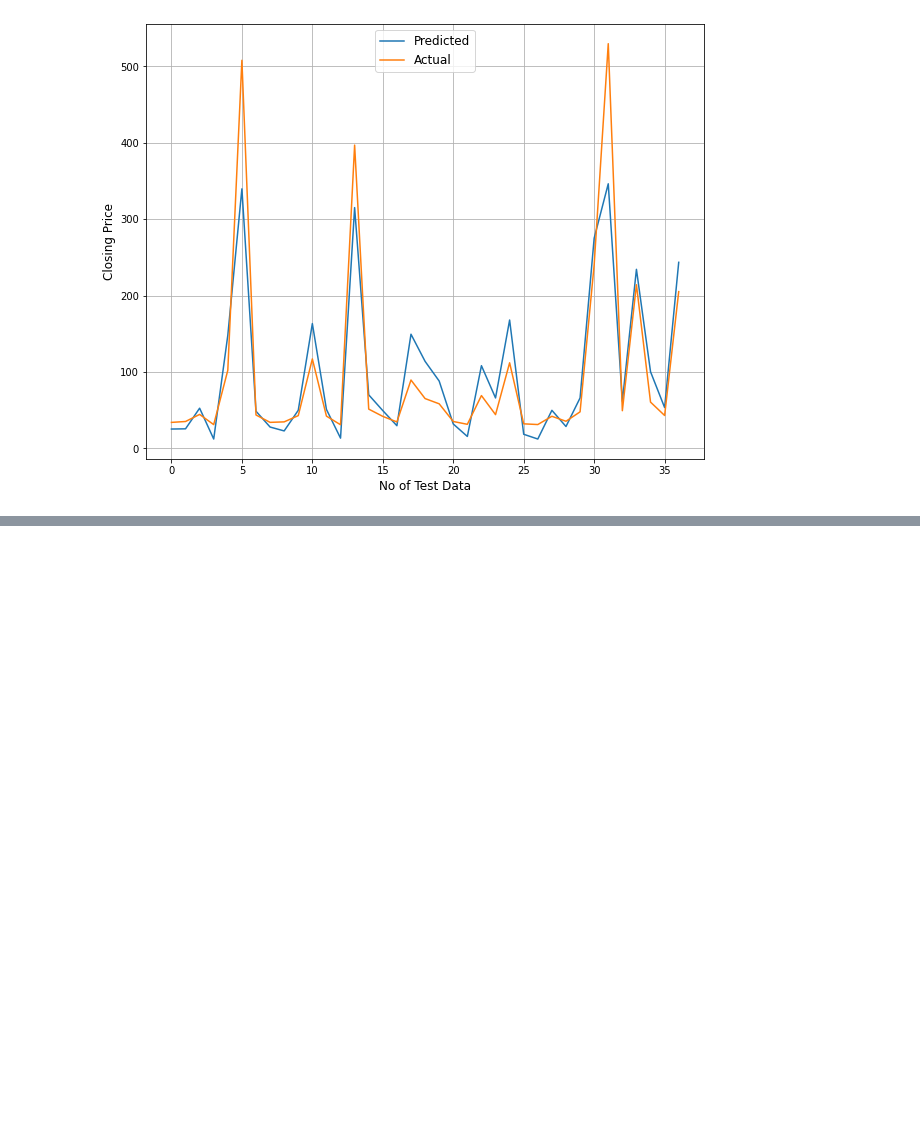
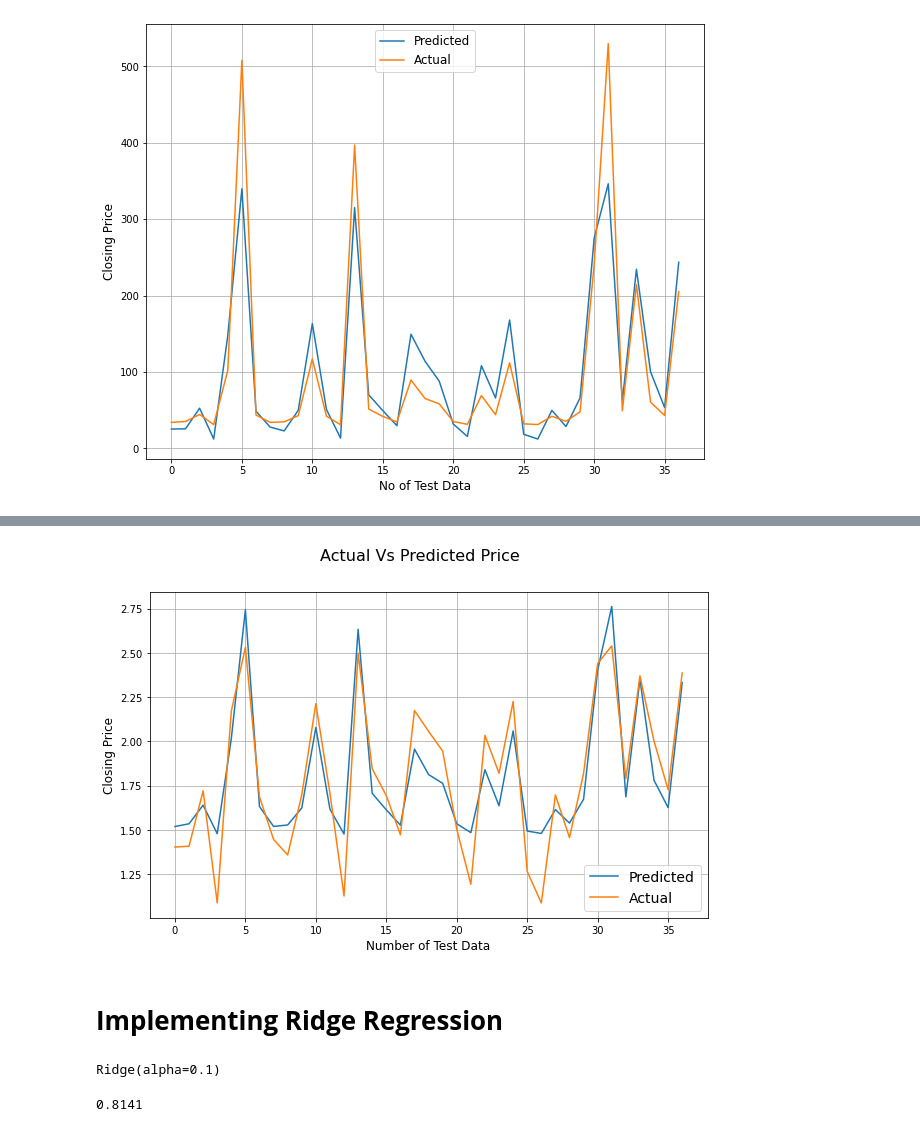
Before and after one commit to Vinitladse/YES-BANK-STOCK-CLOSING-PRICE-PREDICTION, a Jupyter notebook: YES_BANK_STOCK_CLOSING_PRICE_PREDICTION.ipynb, the cells around one changed output, grey strips where cells are left out. Cells and saved outputs as stored; diff of their text form; code cells hidden in the pictures; blank space fills up the shorter version.

```diff
--- a/YES_BANK_STOCK_CLOSING_PRICE_PREDICTION.ipynb
+++ b/YES_BANK_STOCK_CLOSING_PRICE_PREDICTION.ipynb
@@ -564,0 +625,26 @@ plt.grid()
+# %%
+plt.figure(figsize=(10,6))
+plt.plot(y_pred_lasso)
+plt.plot(np.array(y_test))
+plt.suptitle('Actual Vs Predicted Price', fontsize= 16)
+plt.legend(["Predicted","Actual"], fontsize=14)
+plt.xlabel('Number of Test Data', fontsize =12)
+plt.ylabel('Closing Price', fontsize =12)
+plt.grid()
+# %% [output]
+[figure, added]
+# %% [markdown]
+# **Implementing Ridge Regression**
+# %%
+# fit data into ridge regression
+from sklearn.linear_model import Ridge
+
+ridge = Ridge (alpha= 0.1)
+ridge.fit(X_train,y_train)
+# %% [output]
+Ridge(alpha=0.1)
+# %%
+# Accuracy of Lasso regression model
+round(ridge.score(X_train, y_train), 4)
+# %% [output]
+0.8141
```
Also changed, not shown: parts of 28 cells of this notebook.
